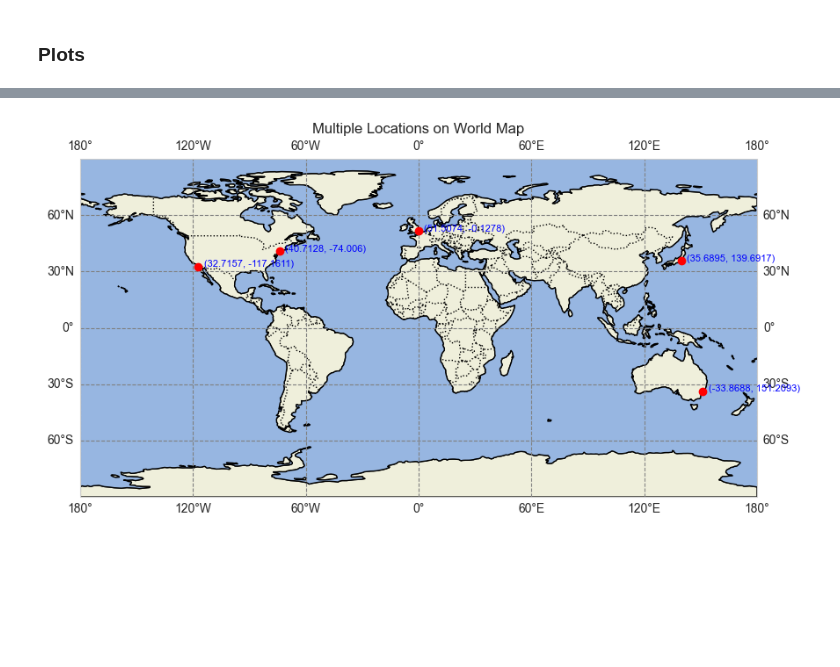
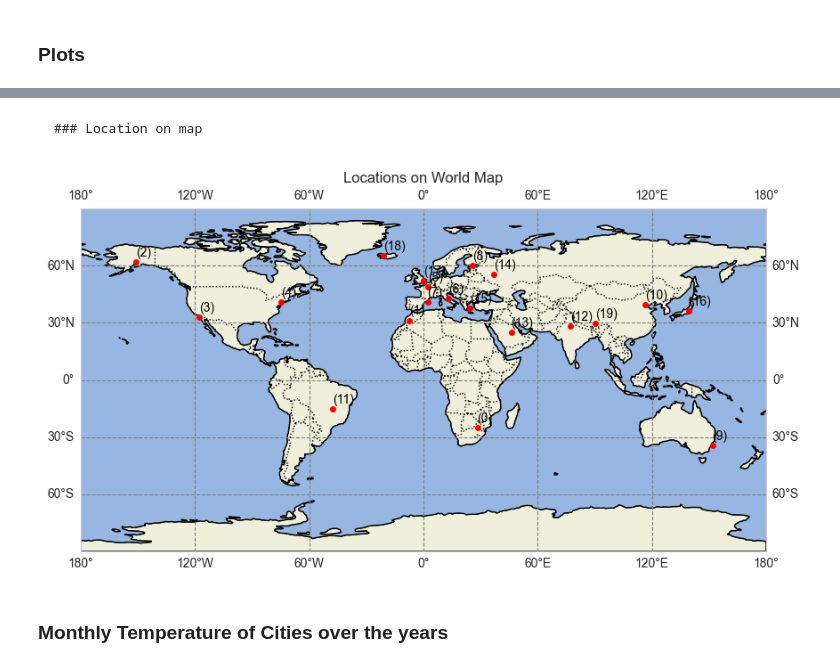
Before and after one commit to Rishabh-Thapliyal/Forecasting-Global-Climate-Change-Patterns-and-Analyzing-Impact, a Jupyter notebook: src/eda/eda_1.ipynb, the cells around one changed output, grey strips where cells are left out. Saved outputs shown, nothing was run; the diff lists cells and outputs as text; code cells hidden in the pictures; blank space fills up the shorter version.

```diff
--- a/src/eda/eda_1.ipynb
+++ b/src/eda/eda_1.ipynb
@@ -45,7 +47,10 @@ df_global_temp = df_global_temp.groupby(['Year','Month']).agg({"Actual Temperatu
 # %%
 df_temperature = pd.concat(df_list, ignore_index=True, axis=0)
 # %%
-df_temperature = df_temperature.merge(df_global_temp[['Year','Month','Actual Temperature']],
+df_temperature = df_temperature.merge(df_air_global_temp[['Year','Month','Actual Temperature']],
                      how='left',
                      on=['Year','Month'],
-                     suffixes=('', '_Global'))
+                     suffixes=('', '_Air_Global')).merge(df_water_global_temp[['Year','Month','Actual Temperature']],
+                     how='left',
+                     on=['Year','Month'],
+                     suffixes=('', '_Water_Global'))
@@ -153,44 +188,58 @@ plt.grid(alpha=0.3)
+# %% [markdown]
+    ### Location on map
+# %%
+df_location = df_merged.groupby(['City']).agg({'Latitude':'first', 'Longitude':'first'}).reset_index()
+
+city = []
+location = []
+for row in df_location.itertuples():
+    city.append(row[1])
+    if row[3][-1] == 'W':
+        if row[2][-1] == 'S':
+            location.append((-float(row[2].split(" ")[0]), -float(row[3].split(" ")[0])))
+        else:
+            location.append((float(row[2].split(" ")[0]), -float(row[3].split(" ")[0])))
+    else:
+        if row[2][-1] == 'S':
+            location.append((-float(row[2].split(" ")[0]), float(row[3].split(" ")[0])))
+        else:
+            location.append((float(row[2].split(" ")[0]), float(row[3].split(" ")[0])))
 # %%
 import matplotlib.pyplot as plt
 import cartopy.crs as ccrs
 import cartopy.feature as cfeature
 
-# List of locations (latitude, longitude)
-locations = [
-    (32.7157, -117.1611),  # San Diego, CA
-    (40.7128, -74.0060),   # New York, NY
-    (51.5074, -0.1278),    # London, UK
-    (35.6895, 139.6917),   # Tokyo, Japan
-    (-33.8688, 151.2093)   # Sydney, Australia
-]
 
 # Create a figure and add a map projection
 fig = plt.figure(figsize=(10, 5))
 ax = fig.add_subplot(1, 1, 1, projection=ccrs.PlateCarree())
 
 # Add features like coastlines and borders
 ax.add_feature(cfeature.COASTLINE)
 ax.add_feature(cfeature.BORDERS, linestyle=':')
 ax.add_feature(cfeature.LAND, edgecolor='black')
 ax.add_feature(cfeature.OCEAN)
 
 # Add gridlines for better visualization
 ax.gridlines(draw_labels=True, linestyle="--", color="gray")
 
 # Plot each location on the map
-for lat, lon in locations:
-    ax.plot(lon, lat, 'ro', markersize=6)  # Red dots for each location
+for lat, lon in location:
+    ax.plot(lon, lat, 'ro', markersize=4)  # Red dots for each location
 
 # Optional: Label each location
-for lat, lon in locations:
-    ax.text(lon + 3, lat, f"({lat}, {lon})", fontsize=8, color='blue')  # Adjust text offset as needed
+# for i,(lat, lon) in enumerate(location):
+#     ax.text(lon, lat+3, f"({i})", fontsize=10, color='black')  # Adjust text offset as needed
 
 # Set the extent (optional, focus on a specific region or use global)
 ax.set_global()
 
 # Show the map
-plt.title("Multiple Locations on World Map")
-plt.show()
+plt.title("Locations on World Map")
+# plt.show()
+plt.savefig('../eda_results/world_map.png')
 # %% [output]
-[figure, old version]
+[figure, new version]
+# %% [markdown]
+### Monthly Temperature of Cities over the years
 # %%
```
Also changed, not shown: parts of 29 cells of this notebook, 37 other files.
